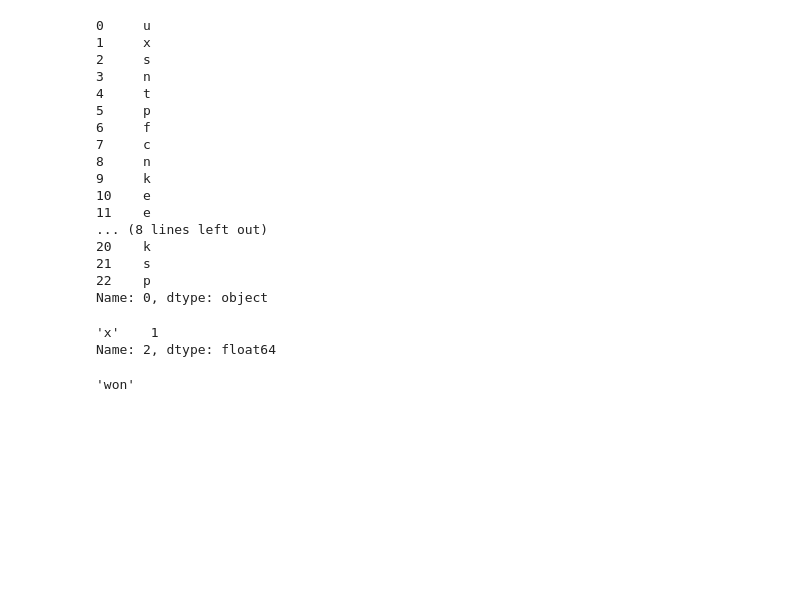
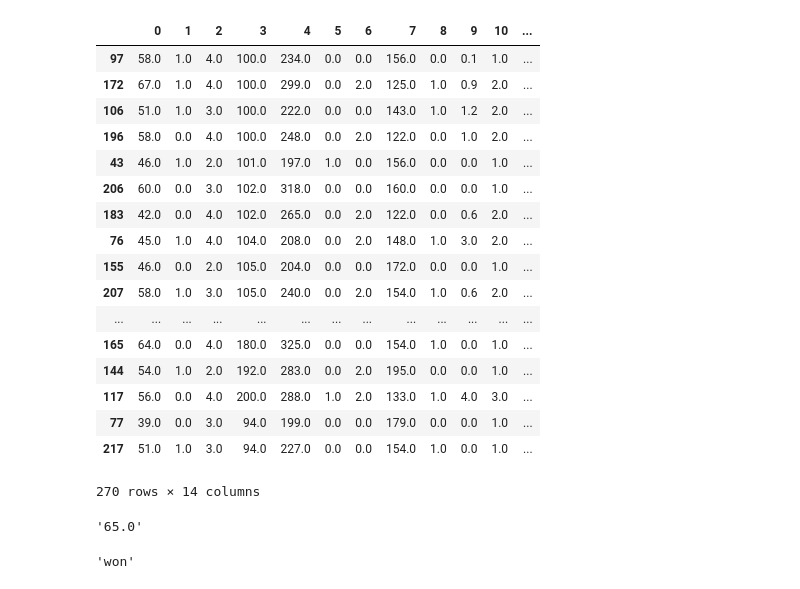
Before and after one commit to liiniix/bogor, a Jupyter notebook: Untitled.ipynb, the cells around one changed output. Cells and saved outputs as stored; diff of their text form; code cells hidden in the pictures; blank space fills up the shorter version.

```diff
--- a/Untitled.ipynb
+++ b/Untitled.ipynb
@@ -1,34 +1,32 @@
 # %%
 import pandas as pd
 # %%
-dat = pd.read_csv('agaricus-lepiota.data', header=None).astype(str)
+dat = pd.read_csv('heart.dat',sep=' ', header=None).astype(str)
-# %%
-df = dat.head(1)
-for index, row in df.iterrows():
-    print(row)
-# %% [output]
-0     u
-1     x
-2     s
-3     n
-4     t
-5     p
-6     f
-7     c
-8     n
-9     k
-10    e
-11    e
-... (8 lines left out)
-20    k
-21    s
-22    p
-Name: 0, dtype: object
-# %%
-dat[dat.shape[1]-1].value_counts(normalize=True)
-# %% [output]
-'x'    1
-Name: 2, dtype: float64
+# %%
+dat.sort_values(3)
+# %% [output]
+|  | 0 | 1 | 2 | 3 | 4 | 5 | 6 | 7 | 8 | 9 | 10 | ... |
+| 97 | 58.0 | 1.0 | 4.0 | 100.0 | 234.0 | 0.0 | 0.0 | 156.0 | 0.0 | 0.1 | 1.0 | ... |
+| 172 | 67.0 | 1.0 | 4.0 | 100.0 | 299.0 | 0.0 | 2.0 | 125.0 | 1.0 | 0.9 | 2.0 | ... |
+| 106 | 51.0 | 1.0 | 3.0 | 100.0 | 222.0 | 0.0 | 0.0 | 143.0 | 1.0 | 1.2 | 2.0 | ... |
+| 196 | 58.0 | 0.0 | 4.0 | 100.0 | 248.0 | 0.0 | 2.0 | 122.0 | 0.0 | 1.0 | 2.0 | ... |
+| 43 | 46.0 | 1.0 | 2.0 | 101.0 | 197.0 | 1.0 | 0.0 | 156.0 | 0.0 | 0.0 | 1.0 | ... |
+| 206 | 60.0 | 0.0 | 3.0 | 102.0 | 318.0 | 0.0 | 0.0 | 160.0 | 0.0 | 0.0 | 1.0 | ... |
+| 183 | 42.0 | 0.0 | 4.0 | 102.0 | 265.0 | 0.0 | 2.0 | 122.0 | 0.0 | 0.6 | 2.0 | ... |
+| 76 | 45.0 | 1.0 | 4.0 | 104.0 | 208.0 | 0.0 | 2.0 | 148.0 | 1.0 | 3.0 | 2.0 | ... |
+| 155 | 46.0 | 0.0 | 2.0 | 105.0 | 204.0 | 0.0 | 0.0 | 172.0 | 0.0 | 0.0 | 1.0 | ... |
+| 207 | 58.0 | 1.0 | 3.0 | 105.0 | 240.0 | 0.0 | 2.0 | 154.0 | 1.0 | 0.6 | 2.0 | ... |
+| ... | ... | ... | ... | ... | ... | ... | ... | ... | ... | ... | ... | ... |
+| 165 | 64.0 | 0.0 | 4.0 | 180.0 | 325.0 | 0.0 | 0.0 | 154.0 | 1.0 | 0.0 | 1.0 | ... |
+| 144 | 54.0 | 1.0 | 2.0 | 192.0 | 283.0 | 0.0 | 2.0 | 195.0 | 0.0 | 0.0 | 1.0 | ... |
+| 117 | 56.0 | 0.0 | 4.0 | 200.0 | 288.0 | 1.0 | 2.0 | 133.0 | 1.0 | 4.0 | 3.0 | ... |
+| 77 | 39.0 | 0.0 | 3.0 | 94.0 | 199.0 | 0.0 | 0.0 | 179.0 | 0.0 | 0.0 | 1.0 | ... |
+| 217 | 51.0 | 1.0 | 3.0 | 94.0 | 227.0 | 0.0 | 0.0 | 154.0 | 1.0 | 0.0 | 1.0 | ... |
+270 rows × 14 columns
+# %%
+dat[0].iloc[5]
+# %% [output]
+'65.0'
 # %%
 dat.iloc[:,-1].value_counts().index[0]
 # %% [output]
```
Also changed, not shown: 2 other files.
